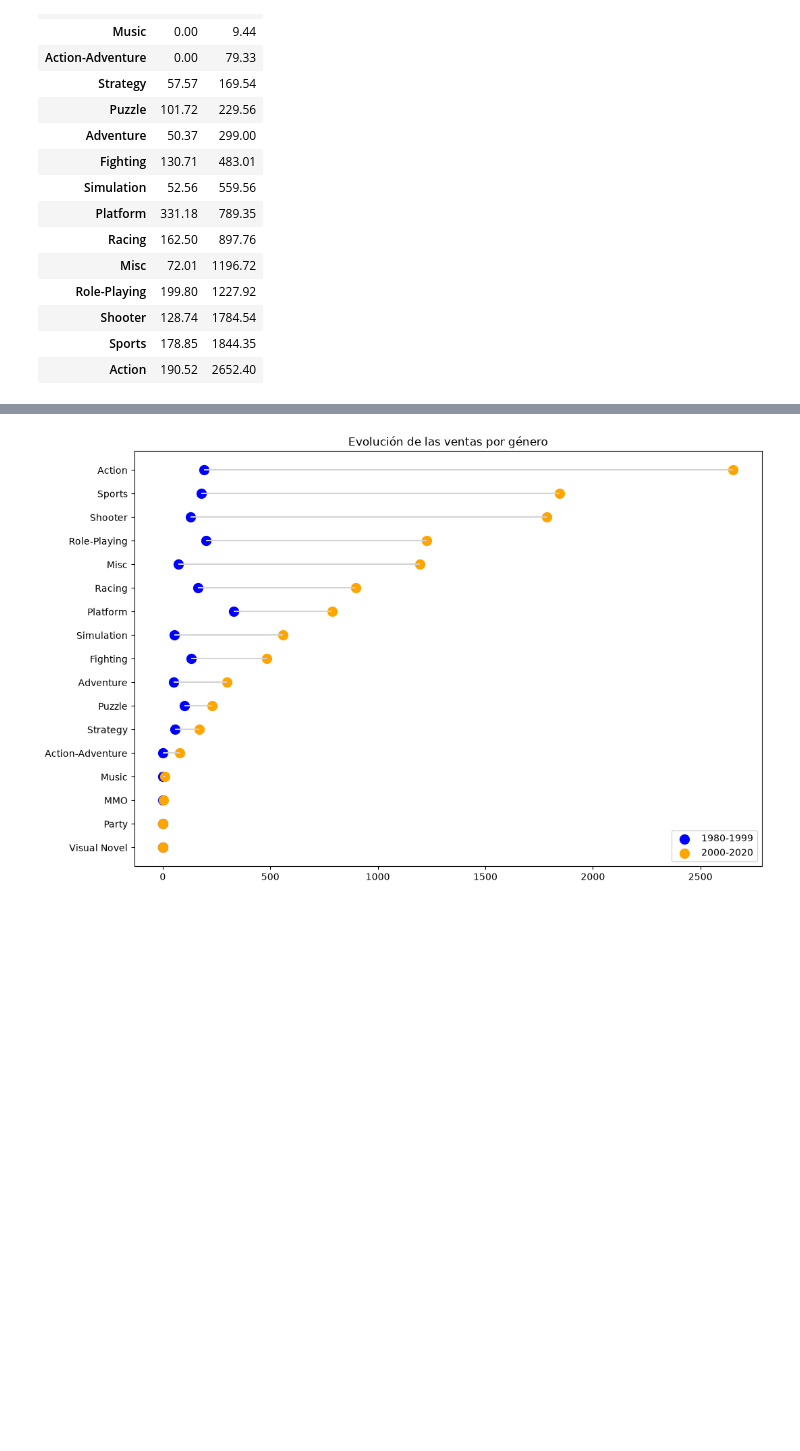
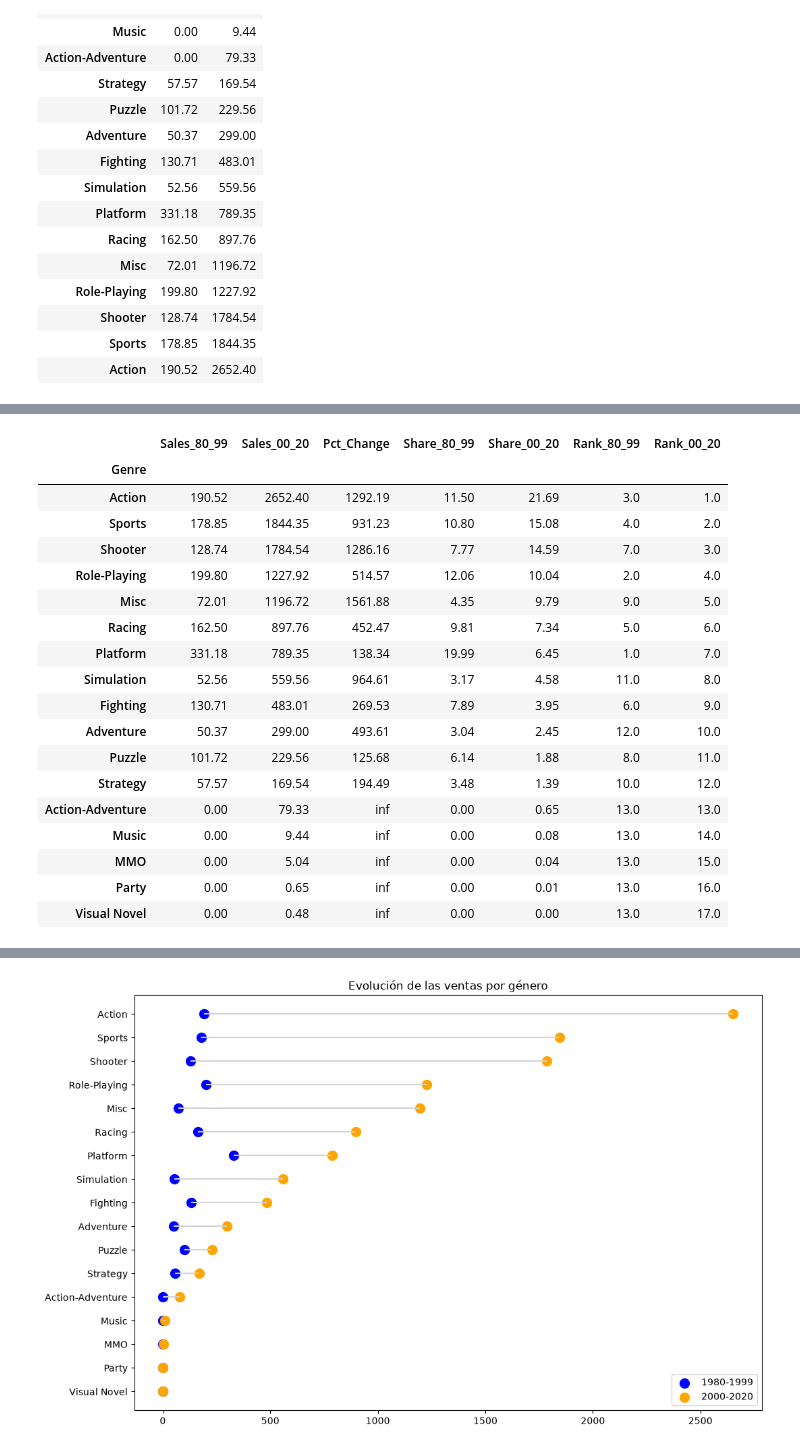
Before and after one commit to bgranda/EDA-Videojuegos, a Jupyter notebook: notebooks/Análisis.ipynb, the cells around one changed output, grey strips where cells are left out. Cells and saved outputs as stored; diff of their text form; code cells hidden in the pictures; blank space fills up the shorter version.

```diff
--- a/notebooks/Análisis.ipynb
+++ b/notebooks/Análisis.ipynb
@@ -803,0 +1346,34 @@ periods
+# %%
+analisis_presentacion = analisis_generos[
+    [
+        'Sales_80_99',
+        'Sales_00_20',
+        'Pct_Change',
+        'Share_80_99',
+        'Share_00_20',
+        'Rank_80_99',
+        'Rank_00_20'
+    ]
+]
+
+analisis_presentacion
+# %% [output]
+|  | Sales_80_99 | Sales_00_20 | Pct_Change | Share_80_99 | Share_00_20 | Rank_80_99 | Rank_00_20 |
+| Genre |  |  |  |  |  |  |  |
+| Action | 190.52 | 2652.40 | 1292.19 | 11.50 | 21.69 | 3.0 | 1.0 |
+| Sports | 178.85 | 1844.35 | 931.23 | 10.80 | 15.08 | 4.0 | 2.0 |
+| Shooter | 128.74 | 1784.54 | 1286.16 | 7.77 | 14.59 | 7.0 | 3.0 |
+| Role-Playing | 199.80 | 1227.92 | 514.57 | 12.06 | 10.04 | 2.0 | 4.0 |
+| Misc | 72.01 | 1196.72 | 1561.88 | 4.35 | 9.79 | 9.0 | 5.0 |
+| Racing | 162.50 | 897.76 | 452.47 | 9.81 | 7.34 | 5.0 | 6.0 |
+| Platform | 331.18 | 789.35 | 138.34 | 19.99 | 6.45 | 1.0 | 7.0 |
+| Simulation | 52.56 | 559.56 | 964.61 | 3.17 | 4.58 | 11.0 | 8.0 |
+| Fighting | 130.71 | 483.01 | 269.53 | 7.89 | 3.95 | 6.0 | 9.0 |
+| Adventure | 50.37 | 299.00 | 493.61 | 3.04 | 2.45 | 12.0 | 10.0 |
+| Puzzle | 101.72 | 229.56 | 125.68 | 6.14 | 1.88 | 8.0 | 11.0 |
+| Strategy | 57.57 | 169.54 | 194.49 | 3.48 | 1.39 | 10.0 | 12.0 |
+| Action-Adventure | 0.00 | 79.33 | inf | 0.00 | 0.65 | 13.0 | 13.0 |
+| Music | 0.00 | 9.44 | inf | 0.00 | 0.08 | 13.0 | 14.0 |
+| MMO | 0.00 | 5.04 | inf | 0.00 | 0.04 | 13.0 | 15.0 |
+| Party | 0.00 | 0.65 | inf | 0.00 | 0.01 | 13.0 | 16.0 |
+| Visual Novel | 0.00 | 0.48 | inf | 0.00 | 0.00 | 13.0 | 17.0 |
```
Also changed, not shown: parts of 18 cells of this notebook, 4 other files.
